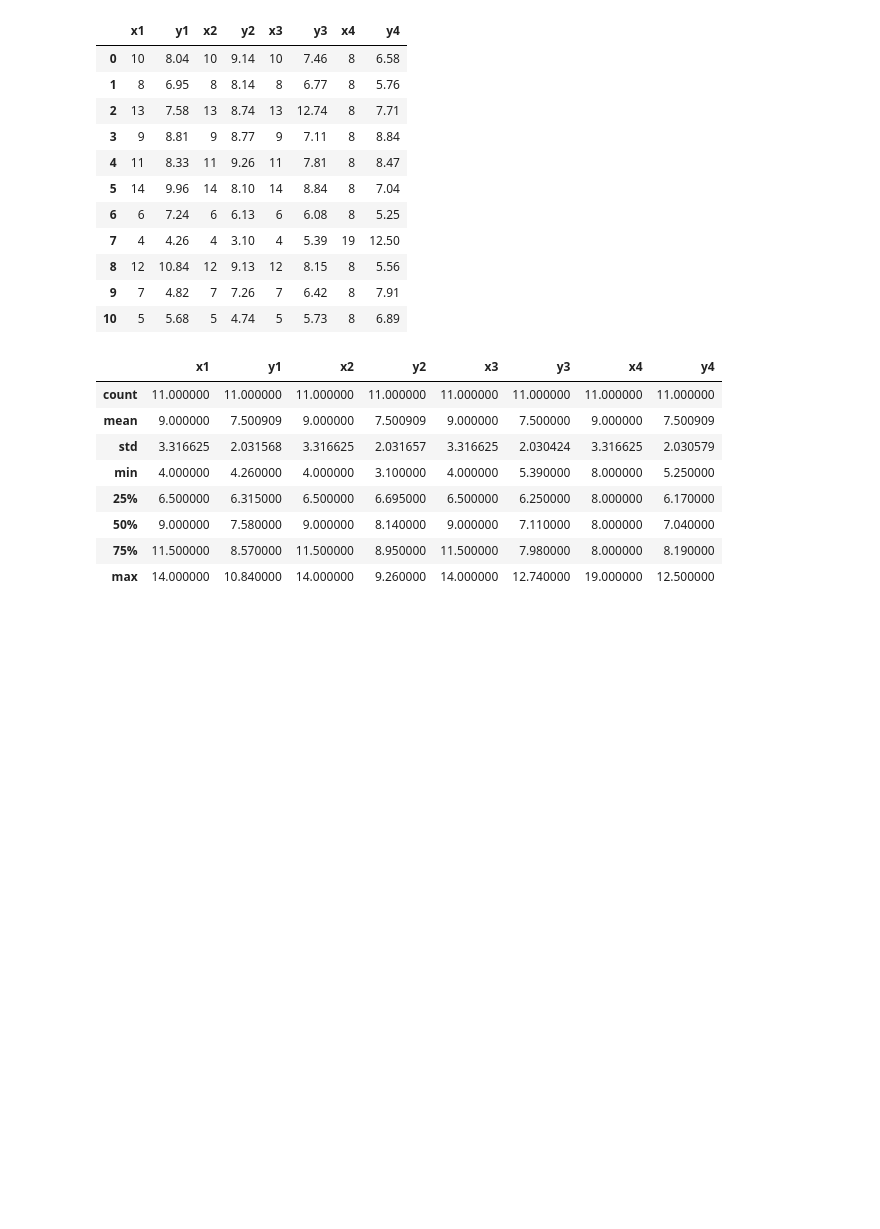
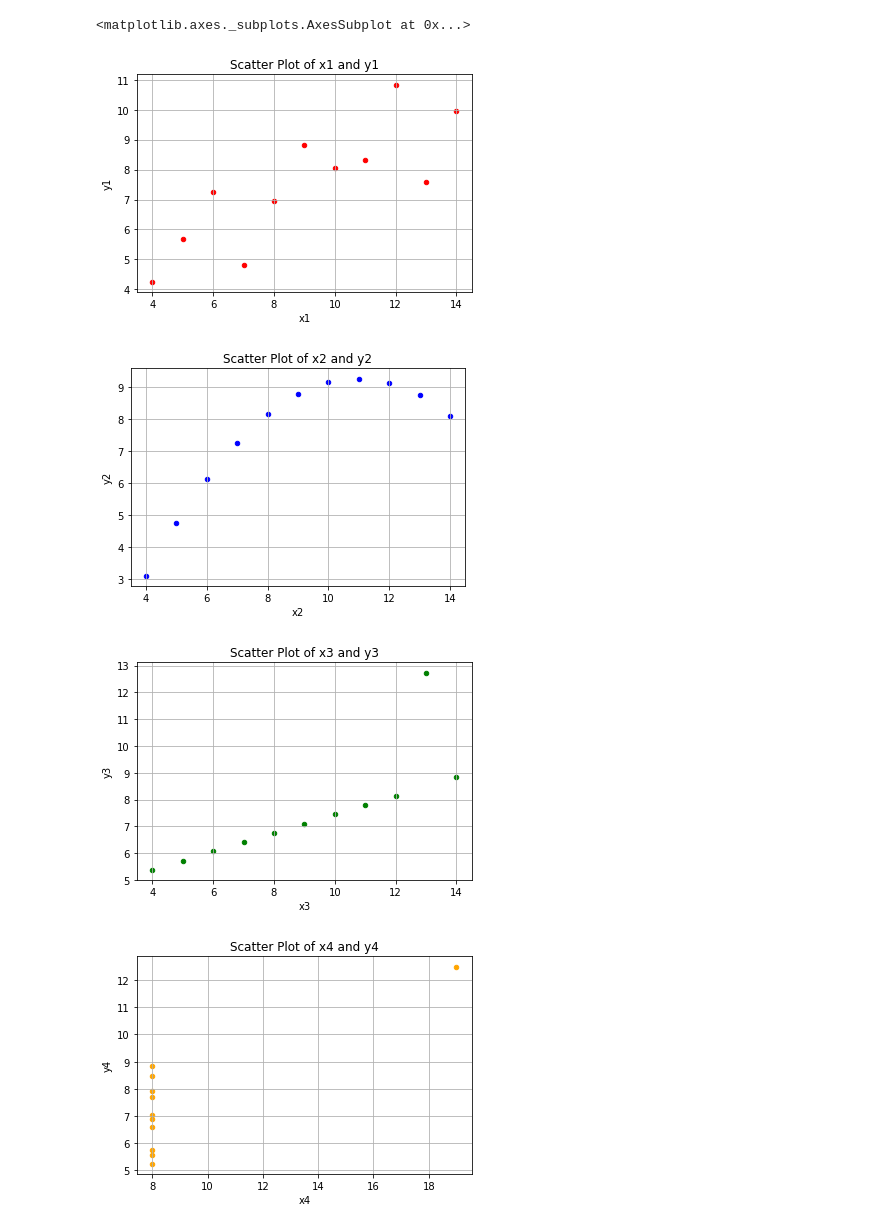
Before and after one commit to healyshane/fundamentals_of_data_analysis-practical_assignment, a Jupyter notebook: Fundamentals of Data Analysis_Assignment.ipynb, the cells around one changed output. Saved outputs shown, nothing was run; the diff lists cells and outputs as text; code cells hidden in the pictures; blank space fills up the shorter version.

```diff
--- a/Fundamentals of Data Analysis_Assignment.ipynb
+++ b/Fundamentals of Data Analysis_Assignment.ipynb
@@ -11,4 +15,4 @@ any speculation you can find regarding how it might have been created.
 # %%
 import pandas as pd
 # %%
-df = pd.read_csv("asc_data.csv")
+df_read = pd.read_csv("asc_data.csv")
@@ -57,2 +34,3 @@ Name: x1, dtype: int64
 # %%
-df_clean = df.drop(columns=['Unnamed: 3', 'Unnamed: 6', 'Unnamed: 9', 'Observation'])
+df = df_read.drop(columns=['Unnamed: 3', 'Unnamed: 6', 'Unnamed: 9', 'Observation'])
+df
@@ -59,27 +50,11 @@ df_clean = df.drop(columns=['Unnamed: 3', 'Unnamed: 6', 'Unnamed: 9', 'Observati
-# %%
-df_clean
-# %% [output]
-|  | x1 | y1 | x2 | y2 | x3 | y3 | x4 | y4 |
-| 0 | 10 | 8.04 | 10 | 9.14 | 10 | 7.46 | 8 | 6.58 |
-| 1 | 8 | 6.95 | 8 | 8.14 | 8 | 6.77 | 8 | 5.76 |
-| 2 | 13 | 7.58 | 13 | 8.74 | 13 | 12.74 | 8 | 7.71 |
-| 3 | 9 | 8.81 | 9 | 8.77 | 9 | 7.11 | 8 | 8.84 |
-| 4 | 11 | 8.33 | 11 | 9.26 | 11 | 7.81 | 8 | 8.47 |
-| 5 | 14 | 9.96 | 14 | 8.10 | 14 | 8.84 | 8 | 7.04 |
-| 6 | 6 | 7.24 | 6 | 6.13 | 6 | 6.08 | 8 | 5.25 |
-| 7 | 4 | 4.26 | 4 | 3.10 | 4 | 5.39 | 19 | 12.50 |
-| 8 | 12 | 10.84 | 12 | 9.13 | 12 | 8.15 | 8 | 5.56 |
-| 9 | 7 | 4.82 | 7 | 7.26 | 7 | 6.42 | 8 | 7.91 |
-| 10 | 5 | 5.68 | 5 | 4.74 | 5 | 5.73 | 8 | 6.89 |
-# %%
-df_clean.describe()
-# %% [output]
-|  | x1 | y1 | x2 | y2 | x3 | y3 | x4 | y4 |
-| count | 11.000000 | 11.000000 | 11.000000 | 11.000000 | 11.000000 | 11.000000 | 11.000000 | 11.000000 |
-| mean | 9.000000 | 7.500909 | 9.000000 | 7.500909 | 9.000000 | 7.500000 | 9.000000 | 7.500909 |
-| std | 3.316625 | 2.031568 | 3.316625 | 2.031657 | 3.316625 | 2.030424 | 3.316625 | 2.030579 |
-| min | 4.000000 | 4.260000 | 4.000000 | 3.100000 | 4.000000 | 5.390000 | 8.000000 | 5.250000 |
-| 25% | 6.500000 | 6.315000 | 6.500000 | 6.695000 | 6.500000 | 6.250000 | 8.000000 | 6.170000 |
-| 50% | 9.000000 | 7.580000 | 9.000000 | 8.140000 | 9.000000 | 7.110000 | 8.000000 | 7.040000 |
-| 75% | 11.500000 | 8.570000 | 11.500000 | 8.950000 | 11.500000 | 7.980000 | 8.000000 | 8.190000 |
-| max | 14.000000 | 10.840000 | 14.000000 | 9.260000 | 14.000000 | 12.740000 | 19.000000 | 12.500000 |
+# %%
+df.plot(kind='scatter',x='x1',y='y1',color='red', title="Scatter Plot of x1 and y1",grid=True)
+df.plot(kind='scatter',x='x2',y='y2',color='blue', title="Scatter Plot of x2 and y2",grid=True)
+df.plot(kind='scatter',x='x3',y='y3',color='green', title="Scatter Plot of x3 and y3",grid=True)
+df.plot(kind='scatter',x='x4',y='y4',color='orange', title="Scatter Plot of x4 and y4",grid=True)
+# %% [output]
+<matplotlib.axes._subplots.AxesSubplot at 0x...>
+[figure, added]
+[figure, added]
+[figure, added]
+[figure, added]
```
Also changed, not shown: parts of 27 cells of this notebook.
